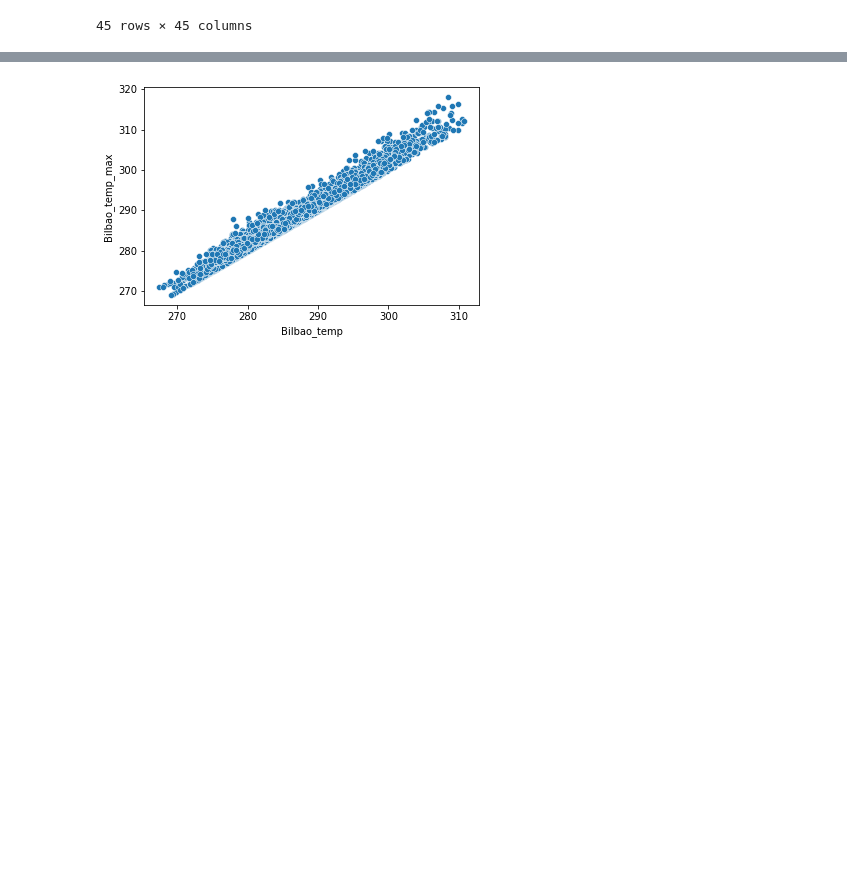
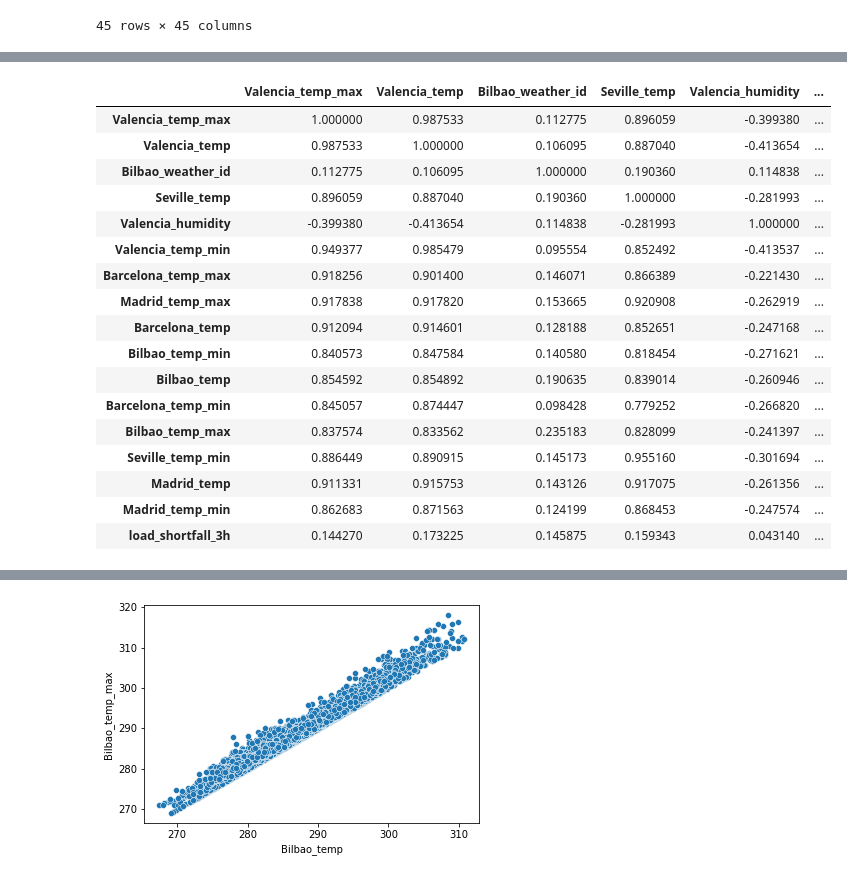
Before and after one commit to Explore-Regression-Team-CBB3/Team-CBB3-Predict-Notebook, a Jupyter notebook: TEAM CBB3 Final notebook.ipynb, the cells around one changed output, grey strips where cells are left out. Cells and saved outputs as stored; diff of their text form; code cells hidden in the pictures; blank space fills up the shorter version.

```diff
--- a/TEAM CBB3 Final notebook.ipynb
+++ b/TEAM CBB3 Final notebook.ipynb
@@ -378,0 +403,21 @@ df1.corr()
+# %%
+df5.corr()
+# %% [output]
+|  | Valencia_temp_max | Valencia_temp | Bilbao_weather_id | Seville_temp | Valencia_humidity | ... |
+| Valencia_temp_max | 1.000000 | 0.987533 | 0.112775 | 0.896059 | -0.399380 | ... |
+| Valencia_temp | 0.987533 | 1.000000 | 0.106095 | 0.887040 | -0.413654 | ... |
+| Bilbao_weather_id | 0.112775 | 0.106095 | 1.000000 | 0.190360 | 0.114838 | ... |
+| Seville_temp | 0.896059 | 0.887040 | 0.190360 | 1.000000 | -0.281993 | ... |
+| Valencia_humidity | -0.399380 | -0.413654 | 0.114838 | -0.281993 | 1.000000 | ... |
+| Valencia_temp_min | 0.949377 | 0.985479 | 0.095554 | 0.852492 | -0.413537 | ... |
+| Barcelona_temp_max | 0.918256 | 0.901400 | 0.146071 | 0.866389 | -0.221430 | ... |
+| Madrid_temp_max | 0.917838 | 0.917820 | 0.153665 | 0.920908 | -0.262919 | ... |
+| Barcelona_temp | 0.912094 | 0.914601 | 0.128188 | 0.852651 | -0.247168 | ... |
+| Bilbao_temp_min | 0.840573 | 0.847584 | 0.140580 | 0.818454 | -0.271621 | ... |
+| Bilbao_temp | 0.854592 | 0.854892 | 0.190635 | 0.839014 | -0.260946 | ... |
+| Barcelona_temp_min | 0.845057 | 0.874447 | 0.098428 | 0.779252 | -0.266820 | ... |
+| Bilbao_temp_max | 0.837574 | 0.833562 | 0.235183 | 0.828099 | -0.241397 | ... |
+| Seville_temp_min | 0.886449 | 0.890915 | 0.145173 | 0.955160 | -0.301694 | ... |
+| Madrid_temp | 0.911331 | 0.915753 | 0.143126 | 0.917075 | -0.261356 | ... |
+| Madrid_temp_min | 0.862683 | 0.871563 | 0.124199 | 0.868453 | -0.247574 | ... |
+| load_shortfall_3h | 0.144270 | 0.173225 | 0.145875 | 0.159343 | 0.043140 | ... |
```
Also changed, not shown: parts of 16 cells of this notebook.
